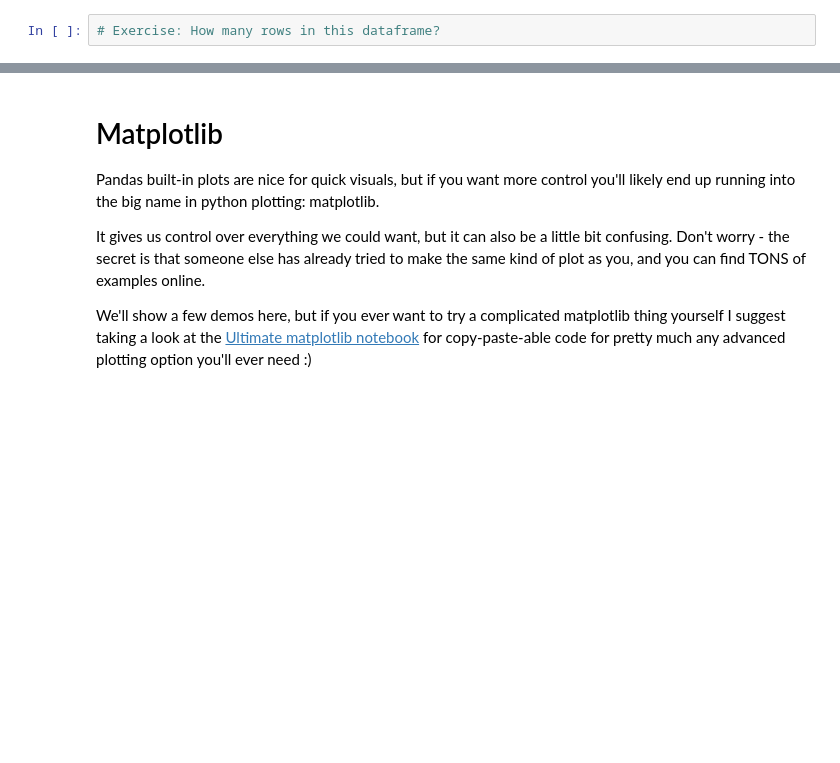
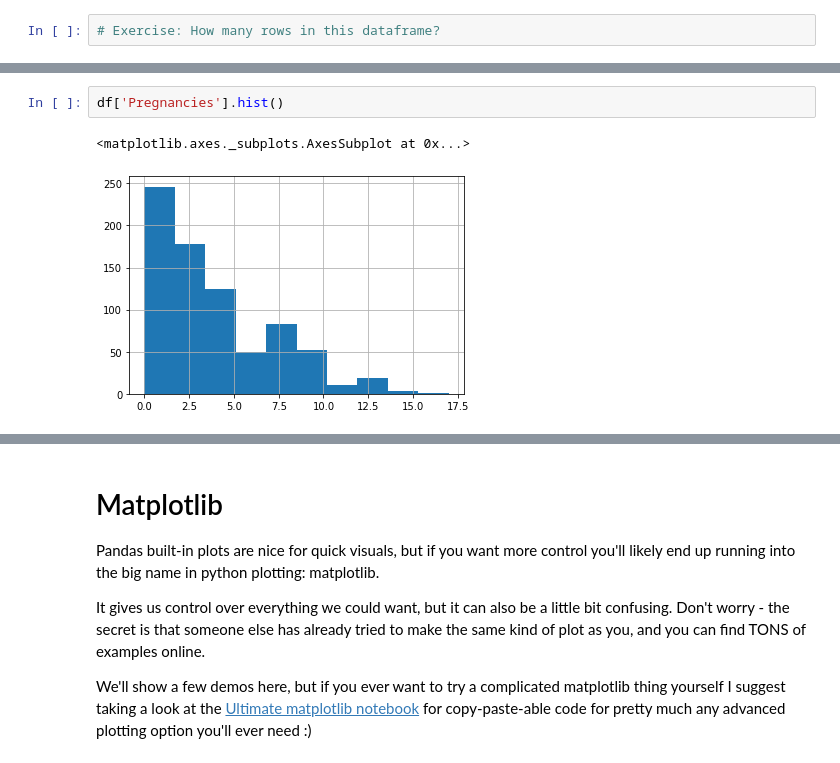
Before and after one commit to johnowhitaker/ds_zero, a Jupyter notebook: 01_Meet_The_Tools.ipynb, the cells around one changed output, grey strips where cells are left out. Drawn from its saved outputs; the diff is of its cells as text; blank space fills up the shorter version.

```diff
--- a/01_Meet_The_Tools.ipynb
+++ b/01_Meet_The_Tools.ipynb
@@ -137,0 +204,5 @@ df.head()
+# %%
+df['Pregnancies'].hist()
+# %% [output]
+<matplotlib.axes._subplots.AxesSubplot at 0x...>
+[figure, added]
```
Also changed, not shown: parts of 28 cells of this notebook, 6 other files.
